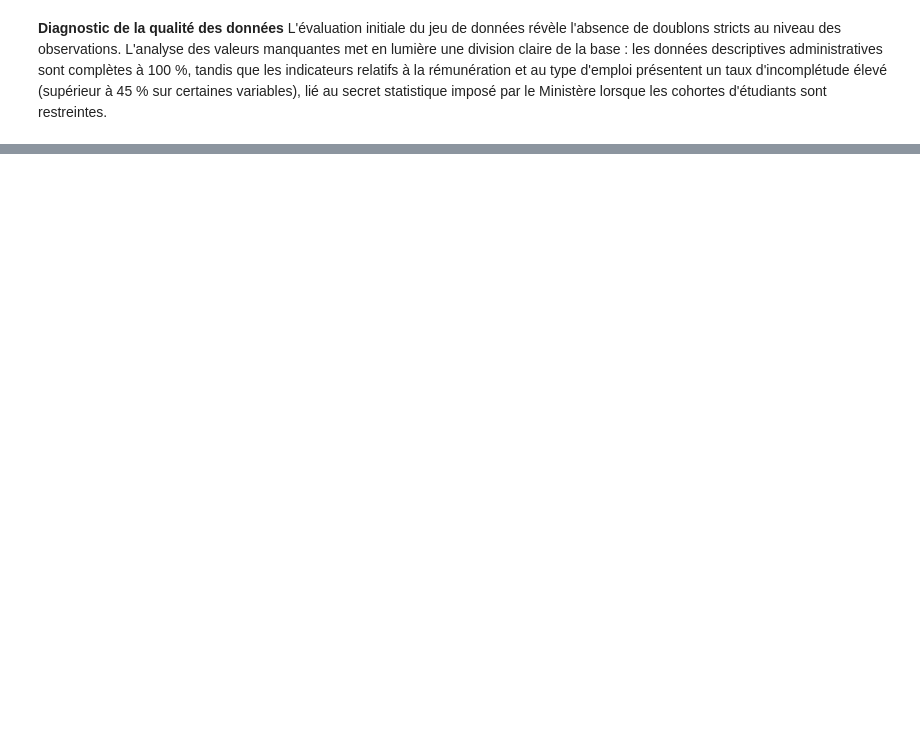
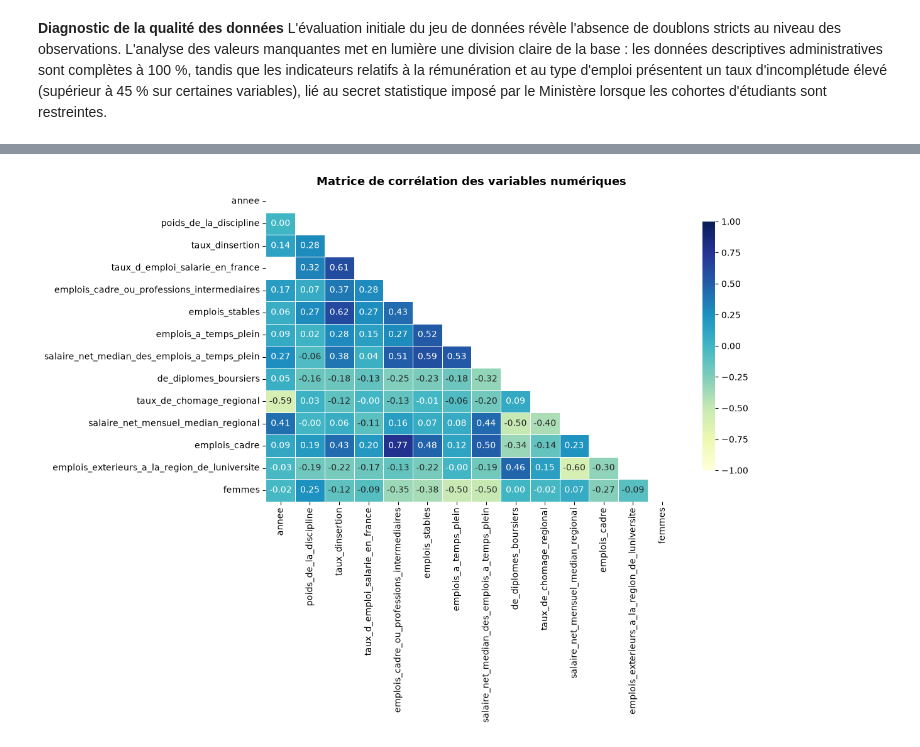
Before and after one commit to kejea23912/Projet_ML, a Jupyter notebook: base.ipynb, the cells around one changed output, grey strips where cells are left out. Drawn from its saved outputs; the diff is of its cells as text; code cells hidden in the pictures; blank space fills up the shorter version.

```diff
--- a/base.ipynb
+++ b/base.ipynb
@@ -222,0 +290,30 @@ et on avait observé que la variable cible avait pres de 10 mil NAN.
+# %%
+
+num_cols = df.select_dtypes(include=[np.number]).columns.tolist()
+
+plt.figure(figsize=(12, 9))
+corr_matrix = df[num_cols].corr()
+
+# Masque pour n'afficher que le triangle inférieur (plus lisible pour le PDF)
+mask = np.triu(np.ones_like(corr_matrix, dtype=bool))
+
+sns.heatmap(
+    corr_matrix,
+    mask=mask,
+    annot=True,
+    fmt=".2f",
+    cmap="YlGnBu",
+    vmin=-1,
+    vmax=1,
+    linewidths=0.5,
+    cbar_kws={"shrink": 0.8},
+)
+plt.title(
+    "Matrice de corrélation des variables numériques",
+    fontsize=13,
+    fontweight="bold",
+)
+plt.tight_layout()
+plt.show()
+# %% [output]
+[figure, added]
```
Also changed, not shown: parts of 10 cells of this notebook, 2 other files.
